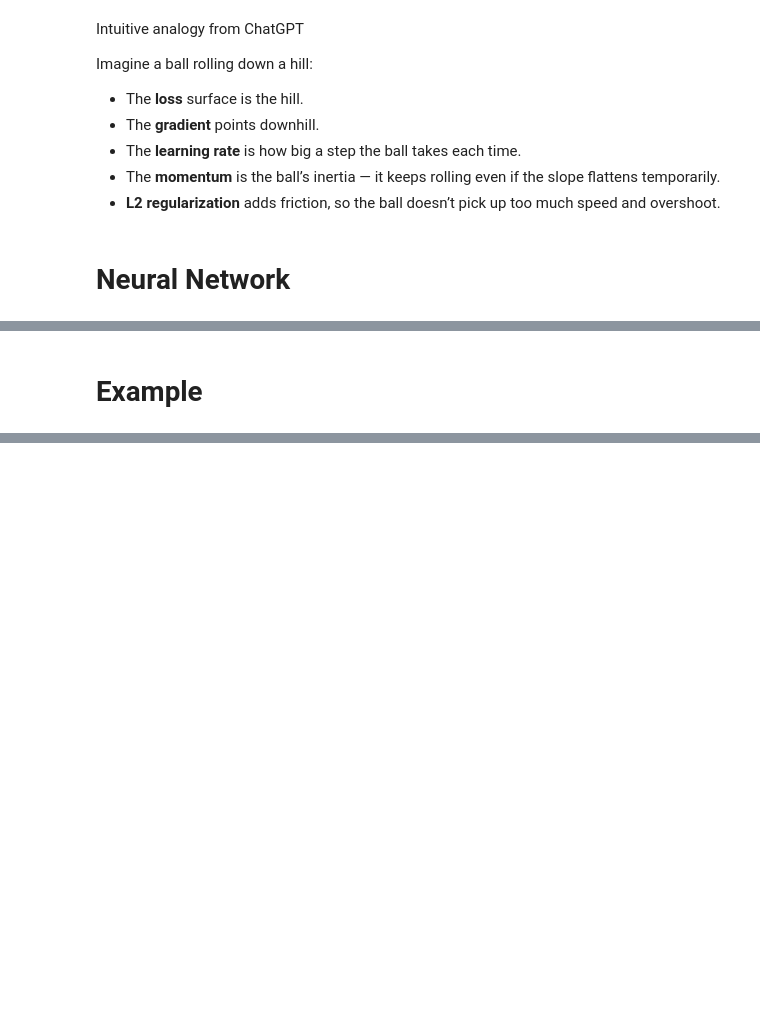
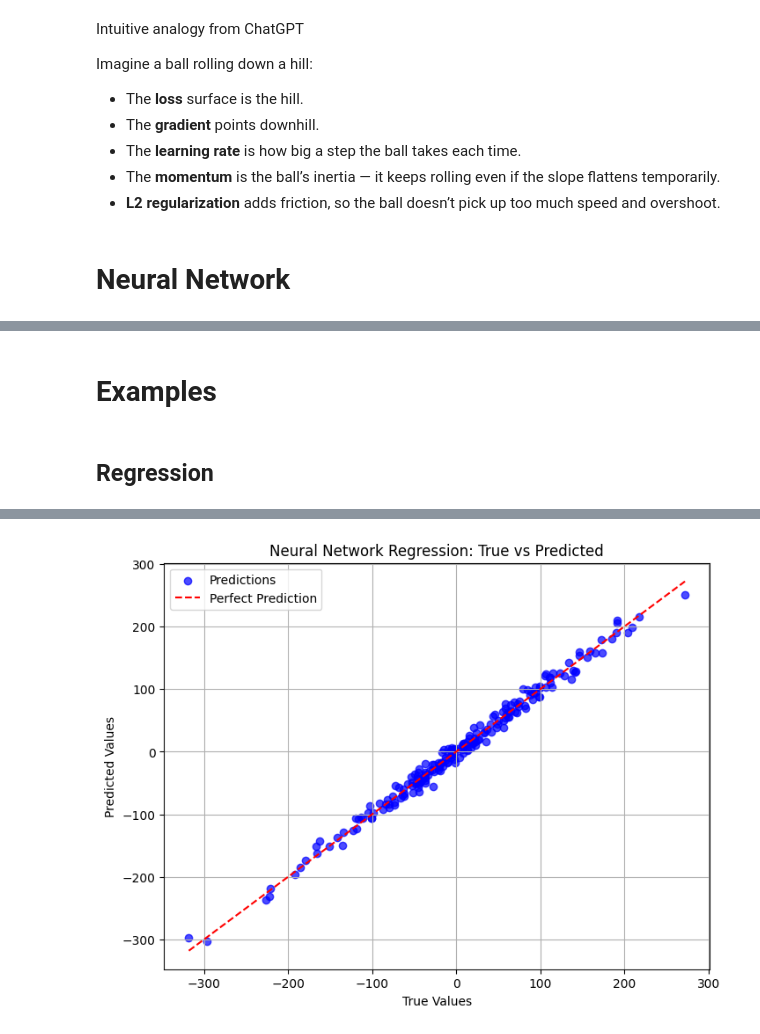
Before and after one commit to KirSobolev/Deep-Learning, a Jupyter notebook: ex_X/nn_with_numpy.ipynb, the cells around one changed output, grey strips where cells are left out. Drawn from its saved outputs; the diff is of its cells as text; code cells hidden in the pictures; blank space fills up the shorter version.

Commit message:
Complete examples. Conclusions missing

```diff
--- a/ex_X/nn_with_numpy.ipynb
+++ b/ex_X/nn_with_numpy.ipynb
@@ -438,2 +467,48 @@ class NeuralNetwork:
 # %% [markdown]
-# Example
+# Examples
+# %% [markdown]
+## Regression
+# %%
+from sklearn.datasets import make_regression
+# Generate synthetic regression data
+X, y = make_regression(
+    n_samples=200,    # number of samples
+    n_features=5,     # number of input features
+    noise=10.0,       # add some randomness
+    random_state=42
+)
+y = y.reshape(-1, 1)  # shape (200,1)
+# %%
+learning_rate = 0.0005
+
+nn = NeuralNetwork()
+# Input layer
+nn.add(Dense(X.shape[1], 8))
+nn.add(ReLU())
+# Hidden layer
+nn.add(Dense(8, 4))
+nn.add(ReLU())
+# Output
+nn.add(Dense(4, 1))
+
+
+nn.set_loss(MSE())
+nn.set_optimizer(SGD(lr=learning_rate, momentum=0.9, l2=0.0001))
+
+
+nn.fit(X, y, epochs=1000, batch_size=32, verbose=True, lr_schedule=lambda e: learning_rate * (0.99 ** e))
+
+
+preds = nn.predict(X)
+
+# Plot true vs predicted values
+plt.figure(figsize=(8,6))
+plt.scatter(y, preds, color='blue', alpha=0.7, label="Predictions")
+plt.plot([y.min(), y.max()], [y.min(), y.max()], color='red', linestyle='--', label="Perfect Prediction")  # perfect prediction line
+plt.xlabel("True Values")
+plt.ylabel("Predicted Values")
+plt.title("Neural Network Regression: True vs Predicted")
+plt.grid(True)
+plt.legend()
+plt.show()
+# %% [output]
@@ -439,0 +532 @@ class NeuralNetwork:
+[figure, added]
```
Also changed, not shown: parts of 9 cells of this notebook.
